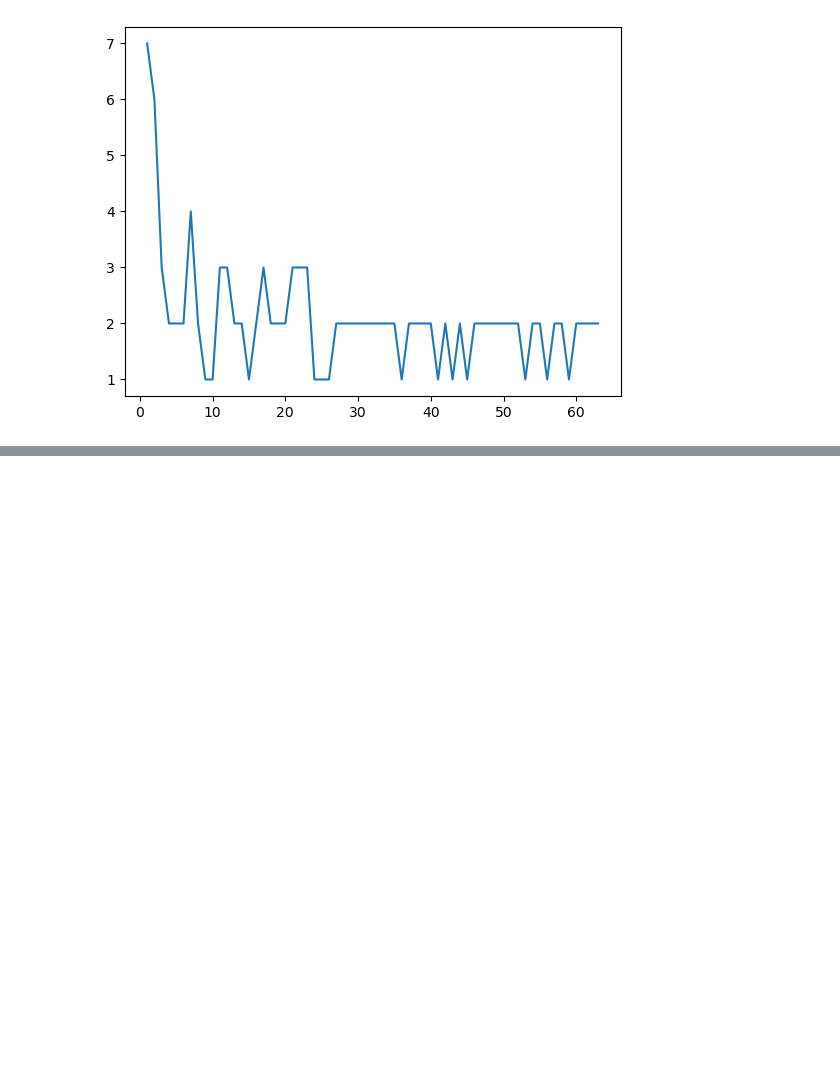
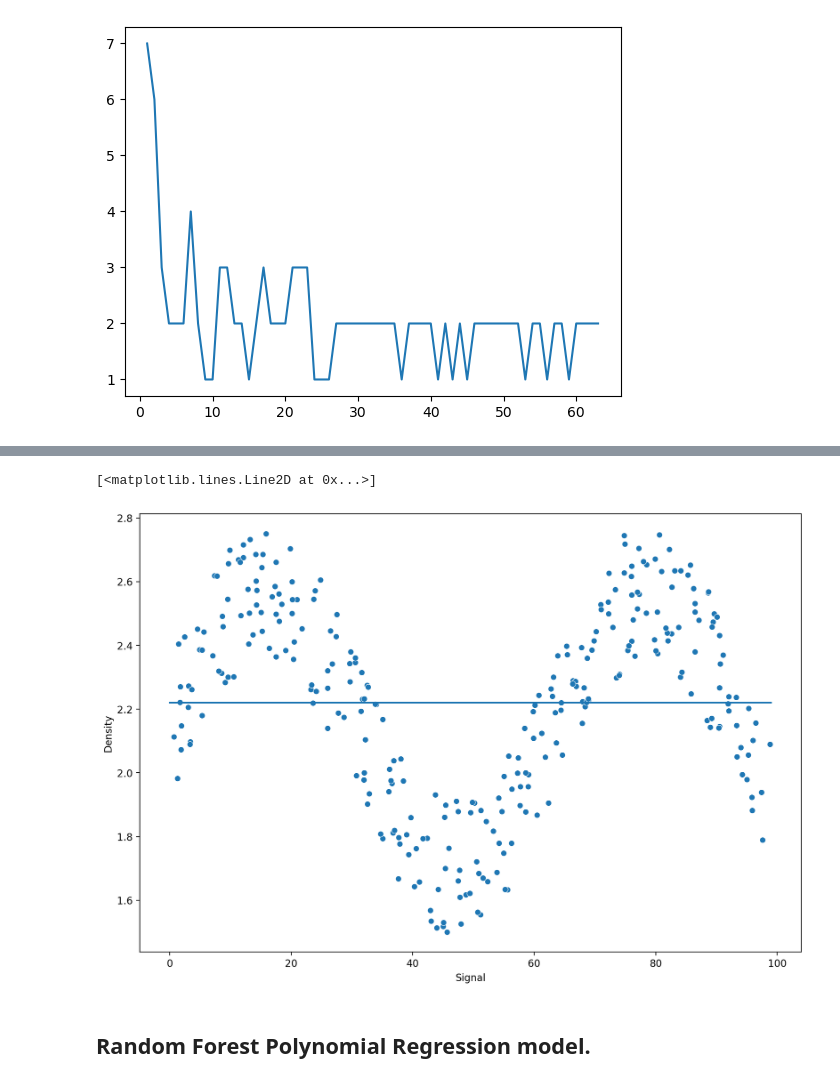
Before and after one commit to NadeemDin/ML-Tree-Based-Methods, a Jupyter notebook: Random Forest Notes.ipynb, the cells around one changed output, grey strips where cells are left out. Drawn from its saved outputs; the diff is of its cells as text; code cells hidden in the pictures; blank space fills up the shorter version.

```diff
--- a/Random Forest Notes.ipynb
+++ b/Random Forest Notes.ipynb
@@ -254,0 +298,2 @@ plt.plot(range(1,64),misclassifications)
+# %%
+lr_model = LinearRegression()
@@ -254,0 +344,3 @@ plt.plot(range(1,64),misclassifications)
+# %%
+signal_preds = lr_model.predict(signal_range.reshape(-1,1))
+signal_preds
@@ -254,0 +368,13 @@ plt.plot(range(1,64),misclassifications)
+# %%
+
+plt.figure(figsize=(12,8),dpi=200)
+sns.scatterplot(x='Signal',y='Density',data=df)
+
+#problem with this plot.
+plt.plot(signal_range,signal_preds)
+#model not predicting well, Linear model cannot fit to the data since data has this curvature characteristic.
+# %% [output]
+[<matplotlib.lines.Line2D at 0x...>]
+[figure, added]
+# %% [markdown]
+## Random Forest Polynomial Regression model.
```
Also changed, not shown: parts of 42 cells of this notebook.
